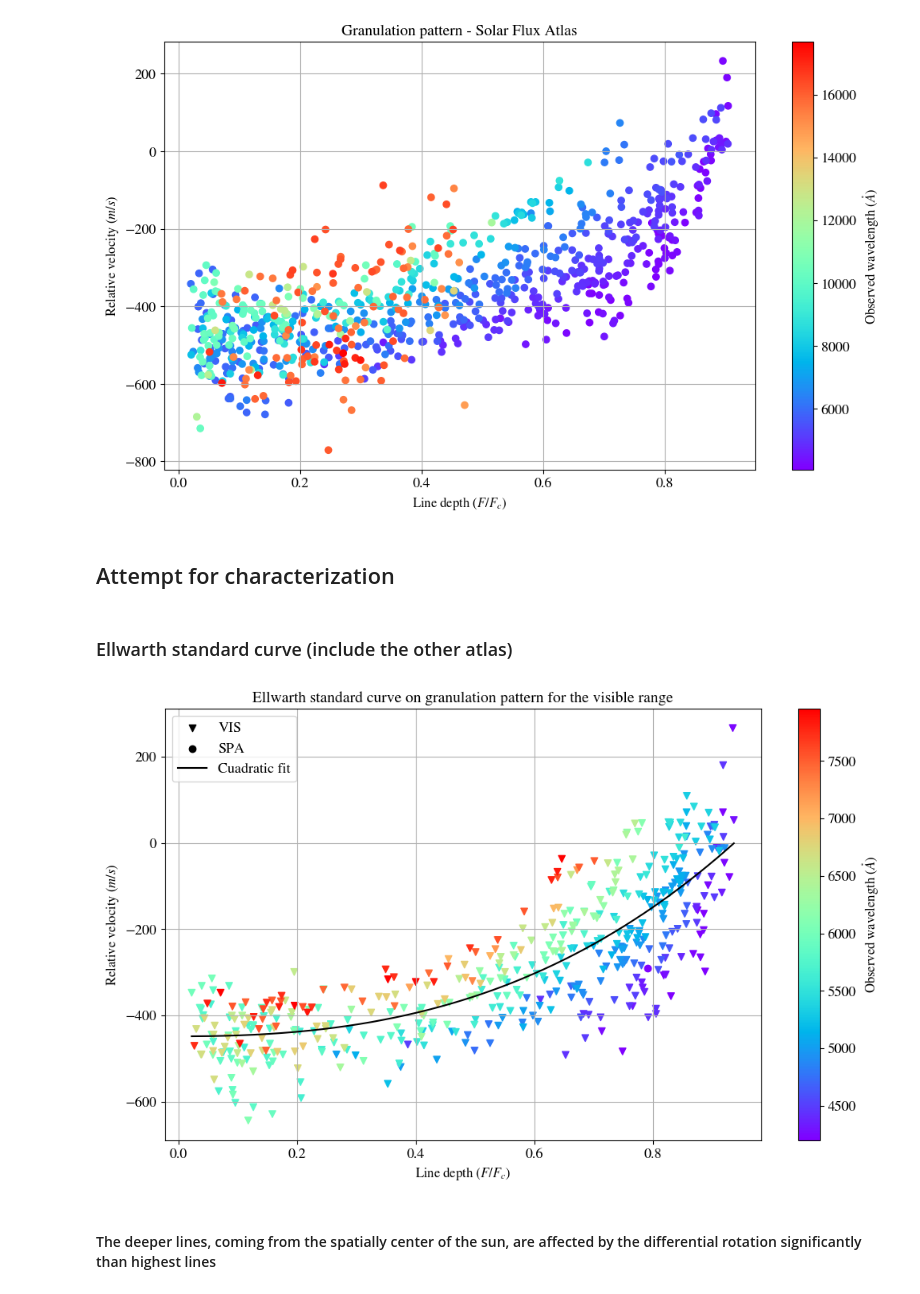
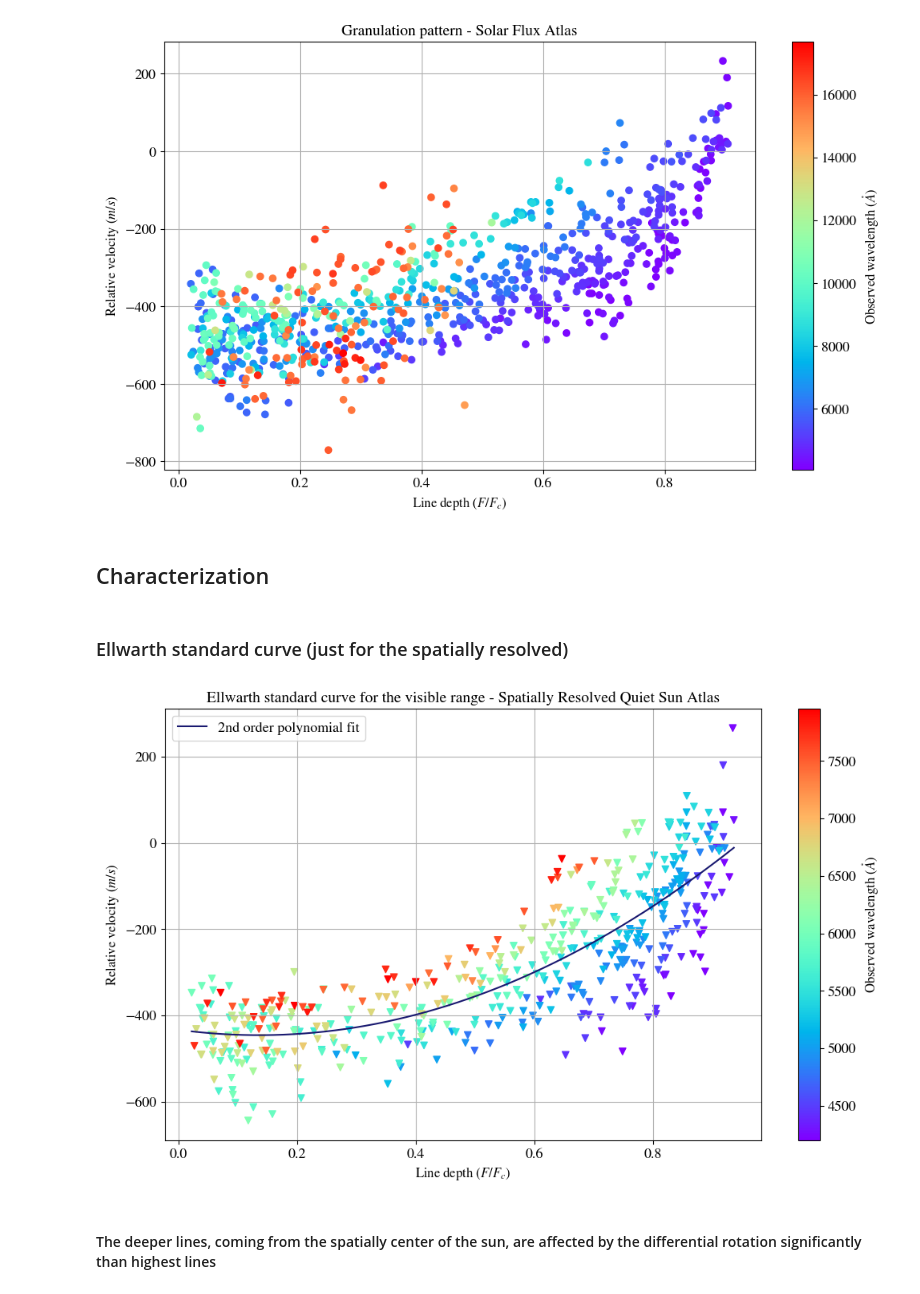
Before and after one commit to ccuellarn/Measurement-and-Characterization-of-Granulation-Patterns-in-the-IAG-Solar-Flux-Spectrum, a Jupyter notebook: Project/Characterization/Third signature/Velocity dependence.ipynb, the cells around one changed output. Saved outputs shown, nothing was run; the diff lists cells and outputs as text; code cells hidden in the pictures.

```diff
--- a/Project/Characterization/Third signature/Velocity dependence.ipynb
+++ b/Project/Characterization/Third signature/Velocity dependence.ipynb
@@ -18,9 +18,9 @@ params = {
         'font.size': 12,
         'axes.labelsize': 12,
         'axes.titlesize': 14,
-        'legend.fontsize': 13,
-        'xtick.labelsize': 13,
-        'ytick.labelsize': 13,
+        'legend.fontsize': 12,
+        'xtick.labelsize': 12,
+        'ytick.labelsize': 12,
         'mathtext.fontset': 'stix',
         'text.usetex': False,
         'figure.figsize': (6.4, 4.8),
@@ -31,9 +31,9 @@ params = {
 plt.rcParams.update(params)
 # %%
 #Lines from the excel files
-VIS_data = pd.read_excel(r"C:\Users\clauw\Documents\Programming\Final-Project\Project\IAG Solar Flux Atlas\Visible range\Data\valores_VIS.xlsx")
-NIR_data = pd.read_excel(r"C:\Users\clauw\Documents\Programming\Final-Project\Project\IAG Solar Flux Atlas\Infrared range\Data\valores_NIR.xlsx")
-SPA_data = pd.read_excel(r"C:\Users\clauw\Documents\Programming\Final-Project\Project\IAG Spatially Resolved Atlas\values_SPA.xlsx")
+VIS_data = pd.read_excel(r"C:\Users\clauw\Documents\Programming\Final-Project\Project\IAG Solar Flux Atlas\Visible range\Data\Values_VIS.xlsx")
+NIR_data = pd.read_excel(r"C:\Users\clauw\Documents\Programming\Final-Project\Project\IAG Solar Flux Atlas\Infrared range\Data\Values_NIR.xlsx")
+SPA_data = pd.read_excel(r"C:\Users\clauw\Documents\Programming\Final-Project\Project\IAG Spatially Resolved Atlas\Data\Values_SPA.xlsx")
 ALL_data = pd.concat([VIS_data,NIR_data],axis=0).drop_duplicates('Observed wavelength',keep='first').reset_index(drop=True) #Dont take repeated values when concatenate
 
 #colors for the plot
@@ -75,40 +75,34 @@ ax.grid()
 # %% [output]
 [figure]
 # %% [markdown]
-## Attempt for characterization
+## Characterization
 # %% [markdown]
-### Ellwarth standard curve (include the other atlas)
+### Ellwarth standard curve (just for the spatially resolved)
 # %%
+#The graphic just want to compared the less scattered points
+
 fig4, ax = plt.subplots(1,1,figsize=(12,7))
 
-#Take the same range for the Ellwarth
-VIS_data = VIS_data[VIS_data['Emitted wavelength'].between(min(SPA_data['Emitted wavelength']),min(SPA_data['Emitted wavelength']))].reset_index(drop=True)
-
-pol = Polynomial.fit(pd.concat([VIS_data['Line Depth'],SPA_data['Line Depth']],axis=0),pd.concat([VIS_data['Velocity'],SPA_data['Velocity']],axis=0), 3)
+pol = Polynomial.fit(SPA_data['Line Depth'],SPA_data['Velocity'], 2)
 param = pol.convert().coef
-values_flux = np.linspace(min(pd.concat([VIS_data['Line Depth'],SPA_data['Line Depth']],axis=0)), max(pd.concat([VIS_data['Line Depth'],SPA_data['Line Depth']],axis=0)), len(pd.concat([VIS_data['Line Depth'],SPA_data['Line Depth']],axis=0)))
+values_flux = np.linspace(min(SPA_data['Line Depth']), max(SPA_data['Line Depth']), len(SPA_data))
 flux_fit = poly.polyval(values_flux,param)
 
-scatter = ax.scatter(VIS_data['Line Depth'],VIS_data['Velocity'],c=VIS_data["Observed wavelength"],cmap='rainbow',lw=1,marker='o')
 scatter = ax.scatter(SPA_data['Line Depth'],SPA_data['Velocity'],c=SPA_data["Observed wavelength"],cmap='rainbow',lw=1,marker='v')
+cbar = plt.colorbar(scatter, ax=ax)
+cbar.set_label(r'Observed wavelength $(\mathring{A})$')
 
-cbar = plt.colorbar(scatter, ax=ax)
-cbar.set_label(r'Observed wavelength $(\mathring{A})$', fontsize=12)
+ax.plot(values_flux,flux_fit,color='midnightblue',label='2nd order polynomial fit')
 
-ax.scatter([],[],marker='v',color='k',label='VIS')
-ax.scatter([],[],marker='o',color='k',label='SPA')
-
-ax.plot(values_flux,flux_fit,color='k',label='Cuadratic fit')
-
-ax.set_title('Ellwarth standard curve on granulation pattern for the visible range',fontsize=14)
-ax.set_xlabel(r'Line depth $(F/F_{c})$',fontsize=12)
-ax.set_ylabel(r'Relative velocity $(m/s)$',fontsize=12)
+ax.set_title('Ellwarth standard curve for the visible range - Spatially Resolved Quiet Sun Atlas')
+ax.set_xlabel(r'Line depth $(F/F_{c})$')
+ax.set_ylabel(r'Relative velocity $(m/s)$')
 ax.legend()
 ax.grid()
 
-# fig4.savefig('Standard curve_Ellwarth.pdf')
+# fig4.savefig('Standard curve_Ellwarth')
 # %% [output]
-[figure, old version]
+[figure, new version]
 # %% [markdown]
 #### The deeper lines, coming from the spatially center of the sun, are affected by the differential rotation significantly than highest lines
 # %% [markdown]
```
Also changed, not shown: parts of 9 cells of this notebook, 28 other files.
